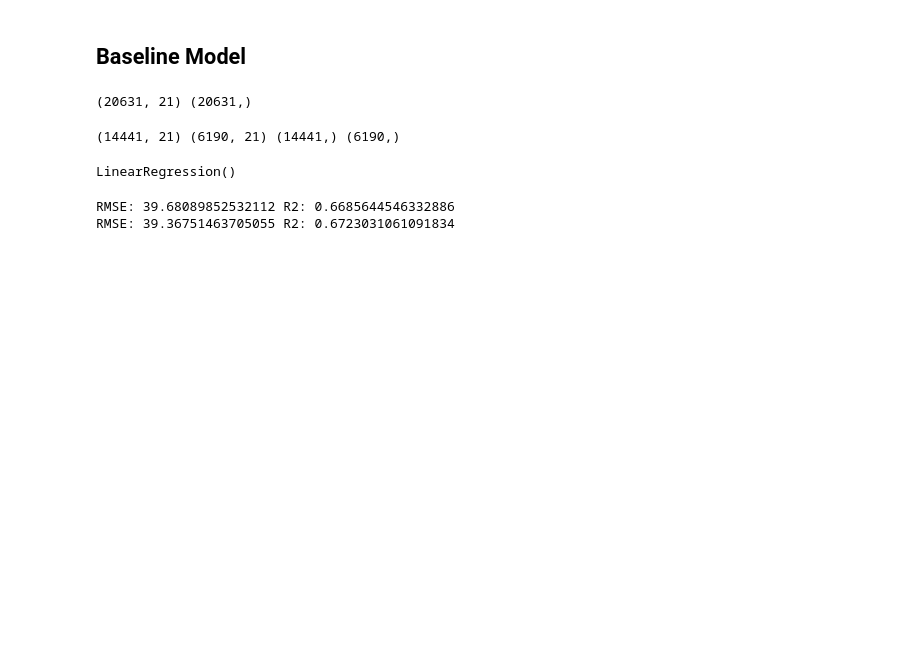
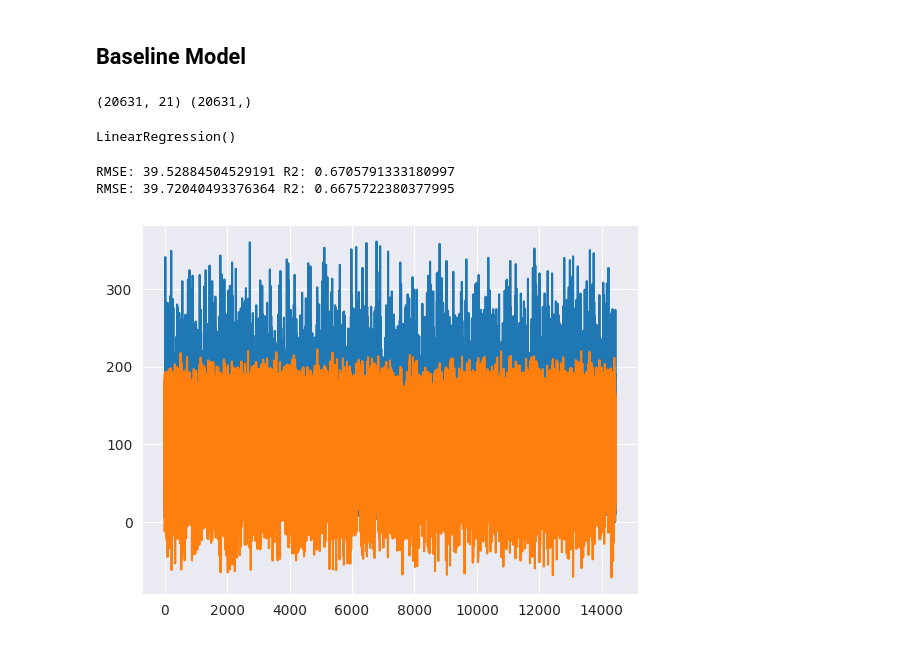
Before and after one commit to Dhairya-Arora01/predictiveMaintenance, a Jupyter notebook: Predictive_maintenance.ipynb, the cells around one changed output. Drawn from its saved outputs; the diff is of its cells as text; code cells hidden in the pictures; blank space fills up the shorter version.

```diff
--- a/Predictive_maintenance.ipynb
+++ b/Predictive_maintenance.ipynb
@@ -186,3 +183 @@ ct = ColumnTransformer([
-# %%
-X = ct.fit_transform(X)
 # %%
@@ -190,7 +185,3 @@ X_train, X_test, y_train, y_test = train_test_split(X, y, train_size=0.7, random
-# %%
-print(X_train.shape, X_test.shape, y_train.shape, y_test.shape)
-# %% [output]
-(14441, 21) (6190, 21) (14441,) (6190,)
 # %%
 lr = LinearRegression()
 lr.fit(X_train, y_train)
@@ -205,5 +196,11 @@ def evaluate_model(X, y, model):
 evaluate_model(X_train, y_train, lr)
 evaluate_model(X_test, y_test, lr)
 # %% [output]
-RMSE: 39.68089852532112 R2: 0.6685644546332886
-RMSE: 39.36751463705055 R2: 0.6723031061091834
+RMSE: 39.52884504529191 R2: 0.6705791333180997
+RMSE: 39.72040493376364 R2: 0.6675722380377995
+# %%
+plt.plot([i for i in range(y_train.shape[0])], y_train)
+plt.plot([i for i in range(y_train.shape[0])], lr.predict(X_train))
+plt.show()
+# %% [output]
+[figure, added]
```
Also changed, not shown: parts of 8 cells of this notebook.
